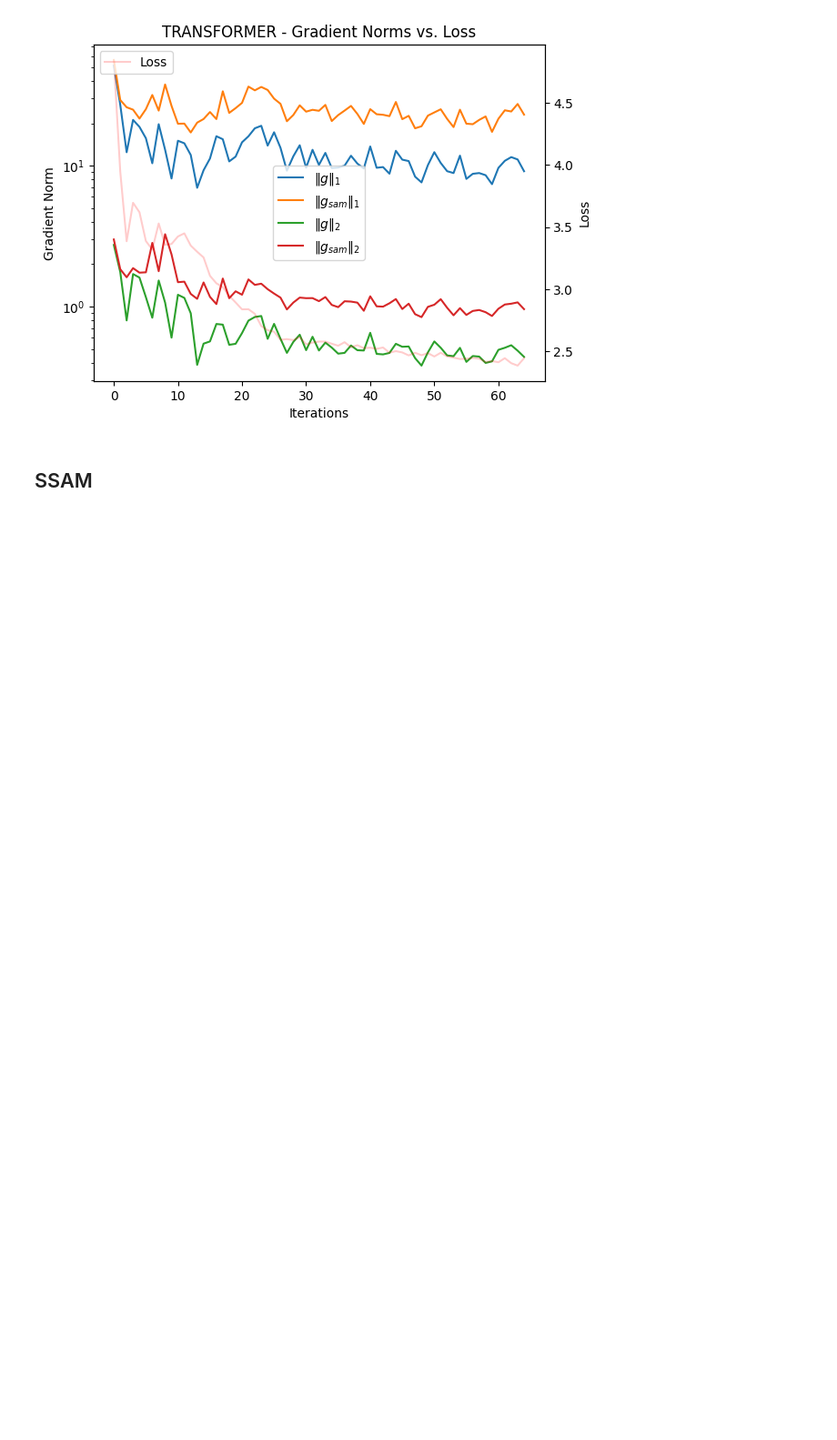
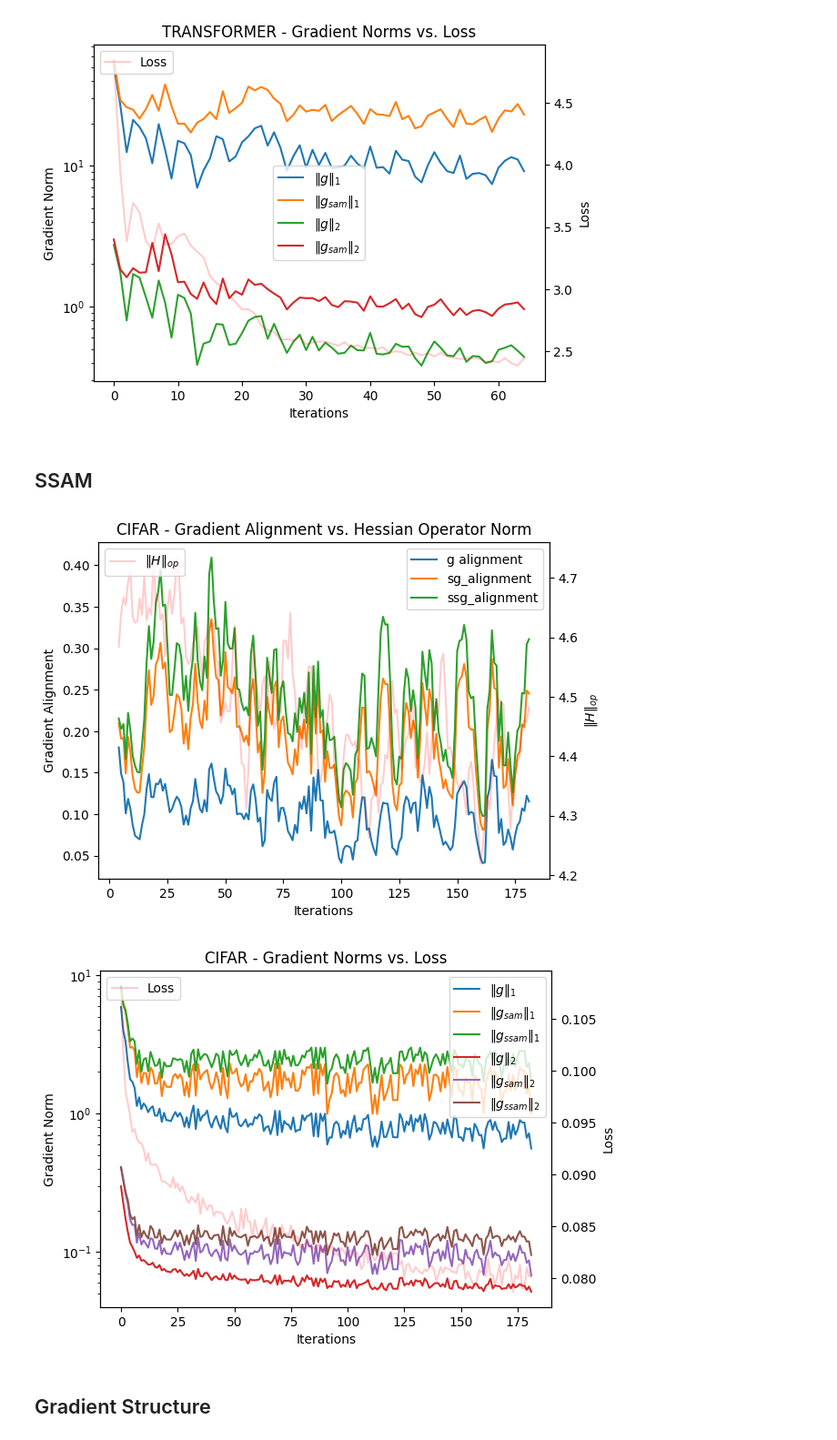
Before and after one commit to samjschapiro/sam_edge, a Jupyter notebook: results.ipynb, the cells around one changed output. Shown at 91% size. Saved outputs shown, nothing was run; the diff lists cells and outputs as text; code cells hidden in the pictures; blank space fills up the shorter version.

Commit message:
SSAM results

```diff
--- a/results.ipynb
+++ b/results.ipynb
@@ -71,15 +71,16 @@ cifar_ssam = pd.read_csv('figs/raw.txt', delimiter=' ')
 def plotting_ssam(df, dataset_name):
     fig1, ax1 = plt.subplots();
     ax2 = ax1.twinx();
-    ax1.plot(df[['g_alignment', 'sg_alignment', 'ssg_alignment']], label=['g alignment', 'sg_alignment', 'ssg_alignment'])
-    ax1.set_yscale('log')
-    ax2.plot(df[['Lambda1']], color='red', linestyle='-', alpha=0.2, label='$\|H\|_{op}$')
+    ax1.plot(df[['g_alignment', 'sg_alignment', 'ssg_alignment']].rolling(5).mean(), label=['g alignment', 'sg_alignment', 'ssg_alignment'])
+    # ax1.set_yscale('log')
+    ax2.plot(df[['lambda1']].rolling(5).mean(), color='red', linestyle='-', alpha=0.2, label='$\|H\|_{op}$')
     ax1.legend();
     ax2.legend();
     ax2.set_ylabel('$\|H\|_{op}$')
     ax1.set_ylabel('Gradient Alignment')
     ax1.set_xlabel('Iterations');
     ax1.set_title(dataset_name+' - Gradient Alignment vs. Hessian Operator Norm');
+    ax2.legend(loc=2);
     fig1.savefig(dataset_name+'_ssam_grad_alignment.pdf',  format="pdf", dpi=300);
 
     fig2, ax1 = plt.subplots();
@@ -96,3 +97,10 @@ def plotting_ssam(df, dataset_name):
     ax1.set_title(dataset_name+' - Gradient Norms vs. Loss');
     fig2.savefig(dataset_name+'_ssam_grad_norms.pdf',  format="pdf", dpi=300);
     return
+# %%
+plotting_ssam(cifar_ssam, 'CIFAR')
+# %% [output]
+[figure, added]
+[figure, added]
+# %% [markdown]
+## Gradient Structure
```
Also changed, not shown: parts of 6 cells of this notebook, 15 other files.
